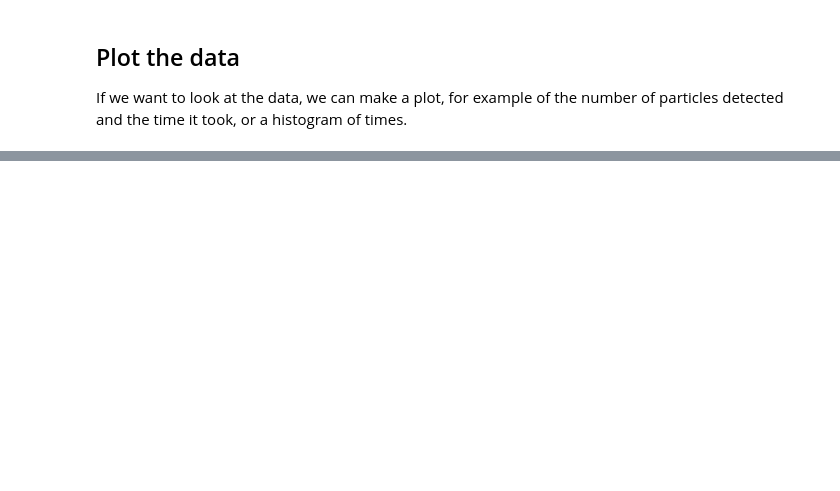
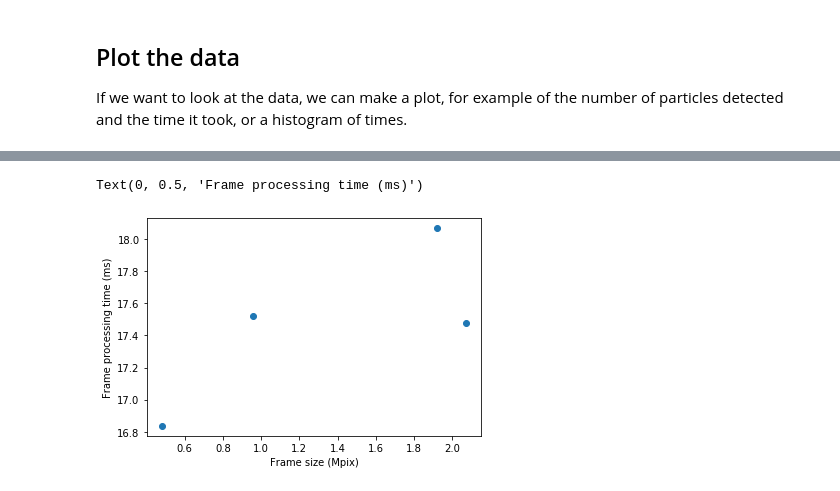
Before and after one commit to nanoepics/pynta, a Jupyter notebook: examples/test_tracking_speed.ipynb, the cells around one changed output, grey strips where cells are left out. Cells and saved outputs as stored; diff of their text form; code cells hidden in the pictures; blank space fills up the shorter version.

```diff
--- a/examples/test_tracking_speed.ipynb
+++ b/examples/test_tracking_speed.ipynb
@@ -123,0 +207,17 @@ plt.savefig(f'hist_{num_particles}.png')
+# %%
+num_pixels = np.array([800*600, 1200*800, 1600*1200, 1920*1080])/1000000
+times1 = np.loadtxt('50-5_particles.dat')
+times2 = np.loadtxt('50-5-1200x800_particles.dat')
+times3 = np.loadtxt('50-5-1600x1200_particles.dat')
+times4 = np.loadtxt('50-5-1920x1080_particles.dat')
+t1 = np.mean(times1[:,0])*1000
+t2 = np.mean(times2[:,0])*1000
+t3 = np.mean(times3[:,0])*1000
+t4 = np.mean(times4[:,0])*1000
+# %%
+plt.plot(num_pixels, [t1, t2, t3, t4], 'o')
+plt.xlabel('Frame size (Mpix)')
+plt.ylabel('Frame processing time (ms)')
+# %% [output]
+Text(0, 0.5, 'Frame processing time (ms)')
+[figure, added]
```
Also changed, not shown: parts of 14 cells of this notebook, 16 other files.
